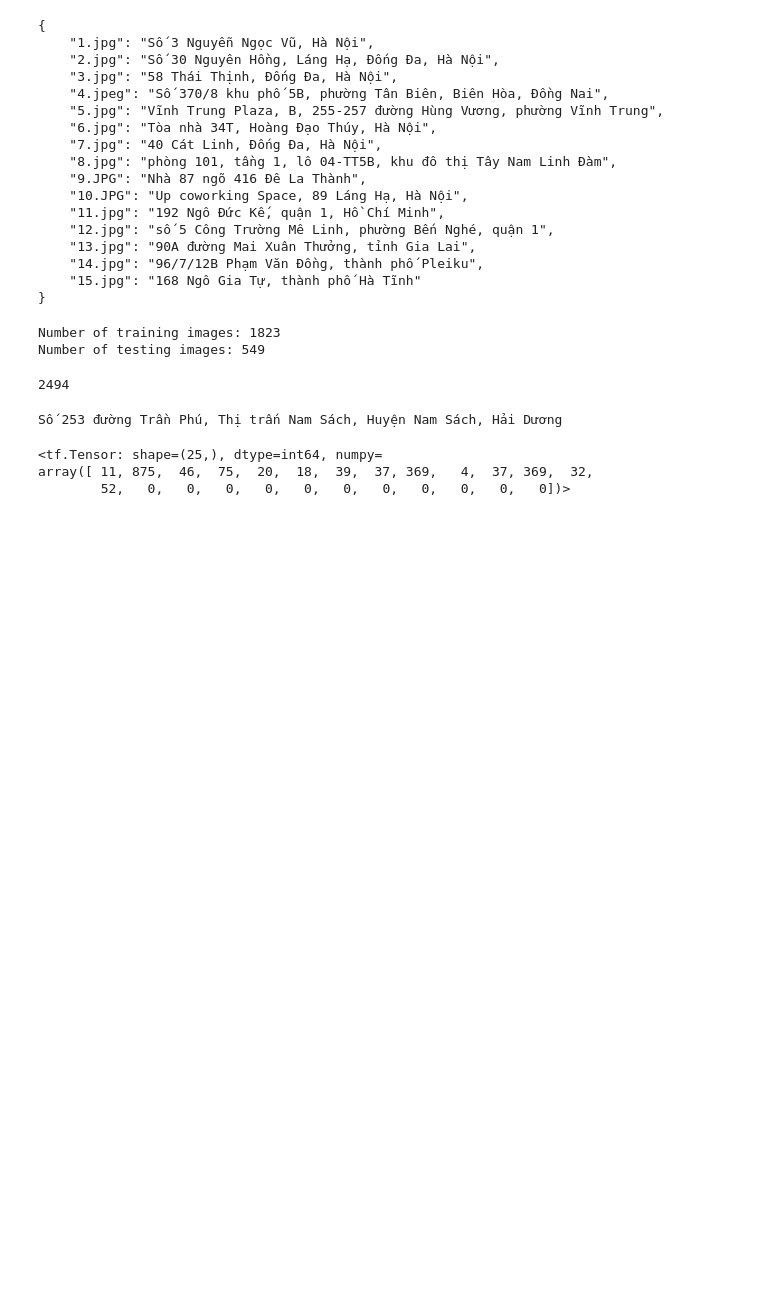
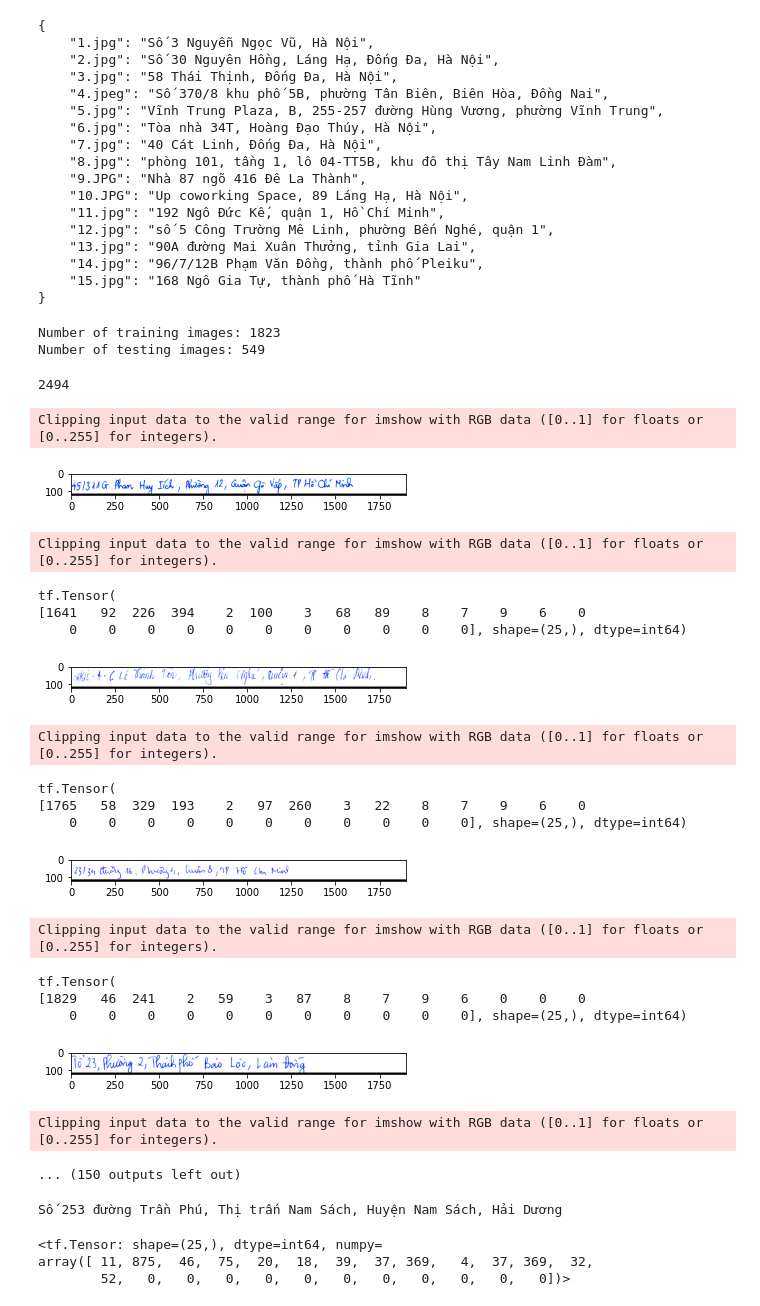
Before and after one commit to LapTQ/IT4343E_OCR, a Jupyter notebook: image_captioning.ipynb, the cells around one changed output. Cells and saved outputs as stored; diff of their text form; code cells hidden in the pictures; blank space fills up the shorter version.

```diff
--- a/image_captioning.ipynb
+++ b/image_captioning.ipynb
@@ -128,6 +131,32 @@ test_ds = make_dataset(
     test_json.values(),
     training = False
 )
+# %%
+for images, labels in train_ds.take(1):
+    for image, label in zip(images, labels):
+        plt.imshow(image)
+        plt.show()
+        print(label)
+# %% [output]
+Clipping input data to the valid range for imshow with RGB data ([0..1] for floats or [0..255] for integers).
+[figure, added]
+Clipping input data to the valid range for imshow with RGB data ([0..1] for floats or [0..255] for integers).
+tf.Tensor(
+[1641   92  226  394    2  100    3   68   89    8    7    9    6    0
+    0    0    0    0    0    0    0    0    0    0    0], shape=(25,), dtype=int64)
+[figure, added]
+Clipping input data to the valid range for imshow with RGB data ([0..1] for floats or [0..255] for integers).
+tf.Tensor(
+[1765   58  329  193    2   97  260    3   22    8    7    9    6    0
+    0    0    0    0    0    0    0    0    0    0    0], shape=(25,), dtype=int64)
+[figure, added]
+Clipping input data to the valid range for imshow with RGB data ([0..1] for floats or [0..255] for integers).
+tf.Tensor(
+[1829   46  241    2   59    3   87    8    7    9    6    0    0    0
+    0    0    0    0    0    0    0    0    0    0    0], shape=(25,), dtype=int64)
+[figure, added]
+Clipping input data to the valid range for imshow with RGB data ([0..1] for floats or [0..255] for integers).
+... (150 outputs left out)
 # %%
 # for label in json_file.values():
 #     print(
```
Also changed, not shown: parts of 1 cell of this notebook.
